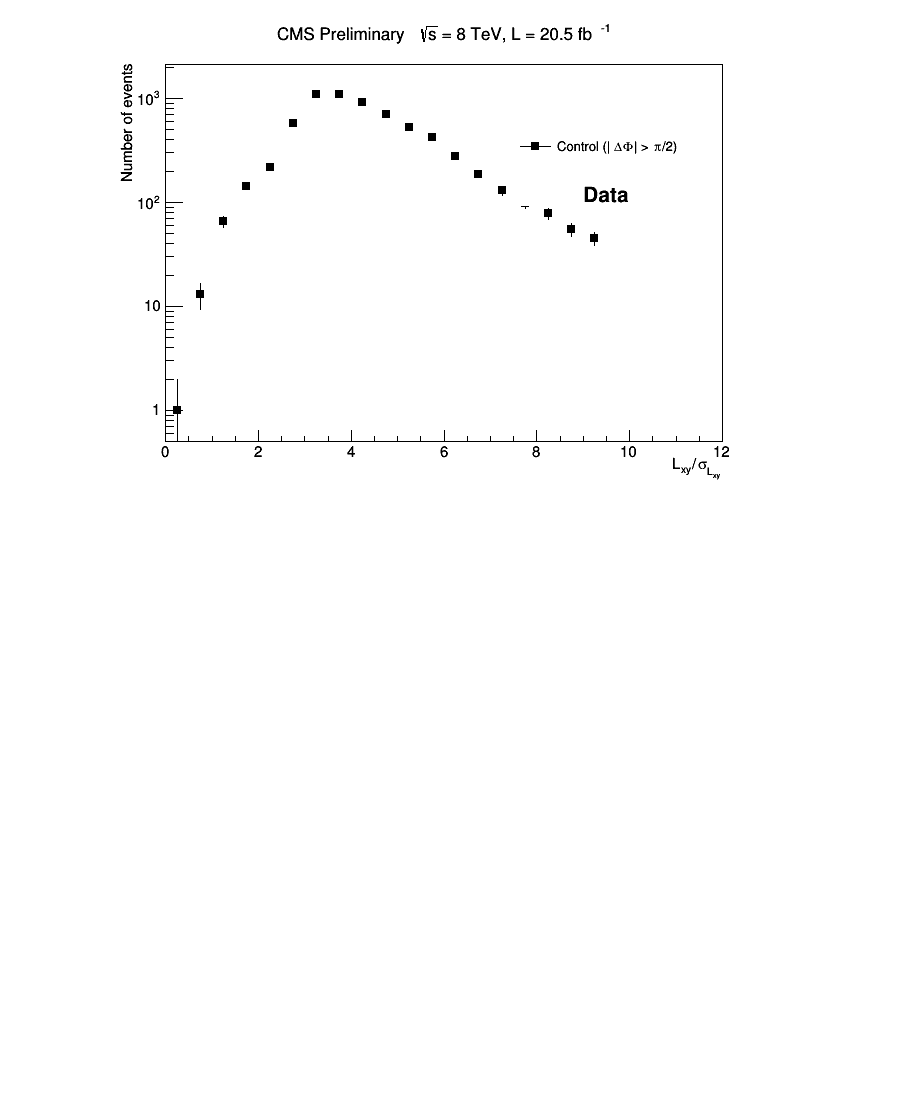
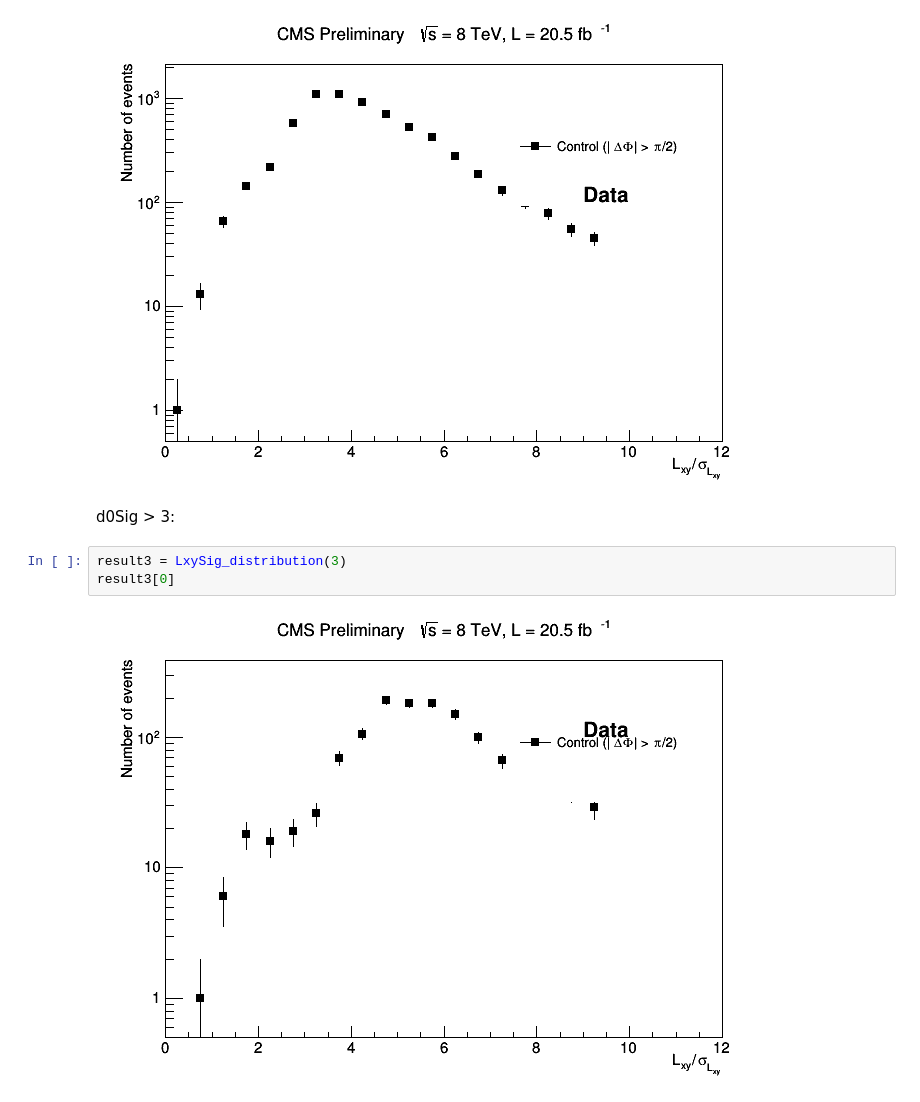
Before and after one commit to msolmaz/IPython, a Jupyter notebook: RSA_Data_Control_Region_Bckg_Estimation_June_12_track_rejection_removed.ipynb, the cells around one changed output. Cells and saved outputs as stored; diff of their text form; blank space fills up the shorter version.

```diff
--- a/RSA_Data_Control_Region_Bckg_Estimation_June_12_track_rejection_removed.ipynb
+++ b/RSA_Data_Control_Region_Bckg_Estimation_June_12_track_rejection_removed.ipynb
@@ -104,3 +104,10 @@ result2 = LxySig_distribution(2)
 result2[0]
 # %% [output]
 [figure]
+# %% [markdown]
+d0Sig > 3:
+# %%
+result3 = LxySig_distribution(3)
+result3[0]
+# %% [output]
+[figure, added]
```
